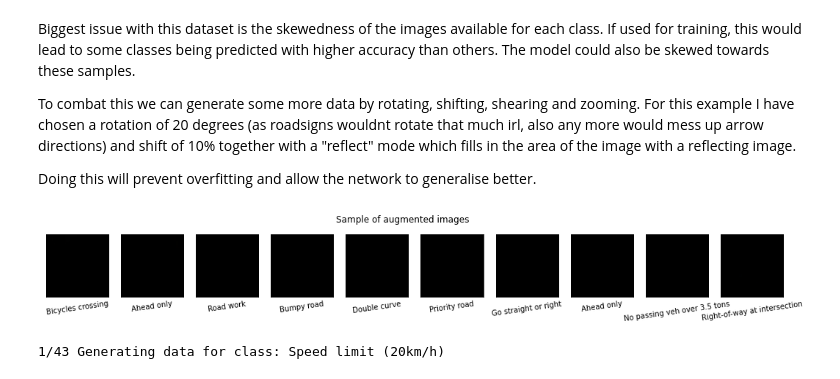
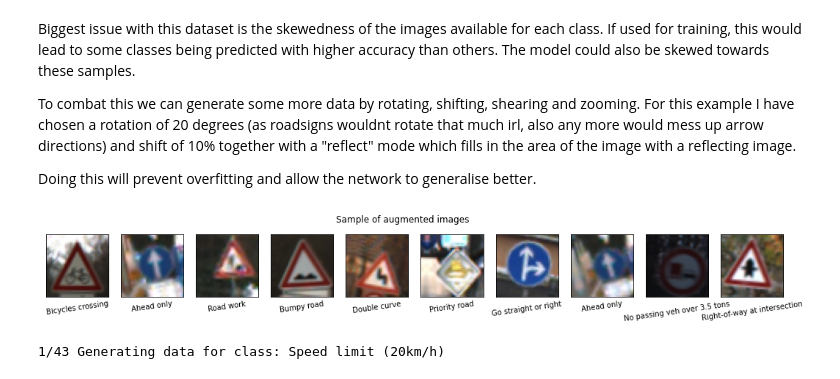
Before and after one commit to natan-sz/gtsrb-roadsigns-cnn, a Jupyter notebook: road_signs_cnn.ipynb, the cells around one changed output. Cells and saved outputs as stored; diff of their text form; code cells hidden in the pictures.

```diff
--- a/road_signs_cnn.ipynb
+++ b/road_signs_cnn.ipynb
@@ -260,29 +260,29 @@ Doing this will prevent overfitting and allow the network to generalise better.
 # %%
 datagen = ImageDataGenerator(
     rotation_range=20, # Rotate randomly from 0 to 20 (not too far)
     height_shift_range=0.1,
     width_shift_range=0.1,
     horizontal_flip=False,
     fill_mode="reflect")
 
 # Fits data to allow for augmentation with the flow method
 datagen.fit(X_train)
 
 # Visualise a sample of the augmented images
 fig, ax = plt.subplots(1,10,figsize=(18,2))
 fig.suptitle("Sample of augmented images")
 
 # Visualise the transformations on the images. (seed set to prevent changing results.)
 for X_batch, y_batch in datagen.flow(X_train, y_train,shuffle=False):
     for i in range(0, 10):
-        ax[i].imshow(X_batch[i].astype(int))
+        ax[i].imshow(X_batch[i])
         ax[i].set_xlabel(label_name[y_batch[i]],rotation=8)
         ax[i].set_xticks([])
         ax[i].set_yticks([])
     # break out of the loop before it goes on...
     break
 # %% [output]
-[figure, old version]
+[figure, new version]
 # %%
 AUG_COUNT = 2000
 BATCH_SIZE = 32
```
Also changed, not shown: parts of 3 cells of this notebook.
